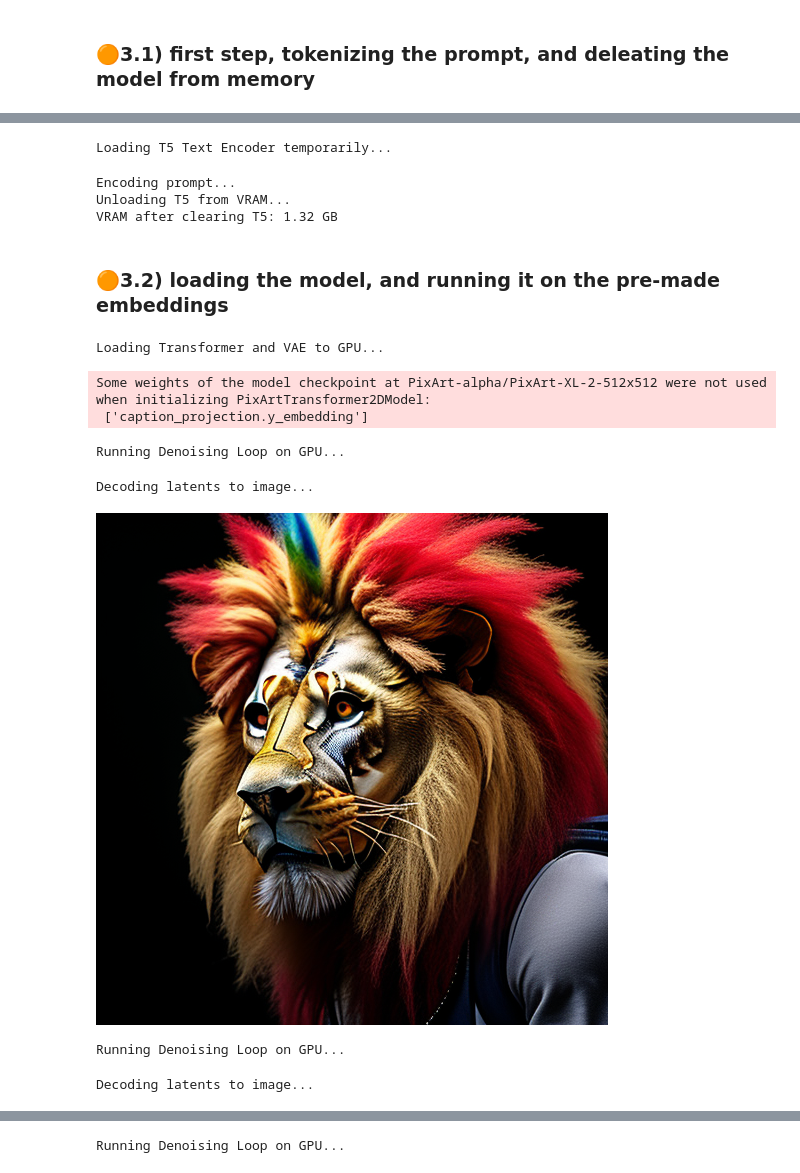
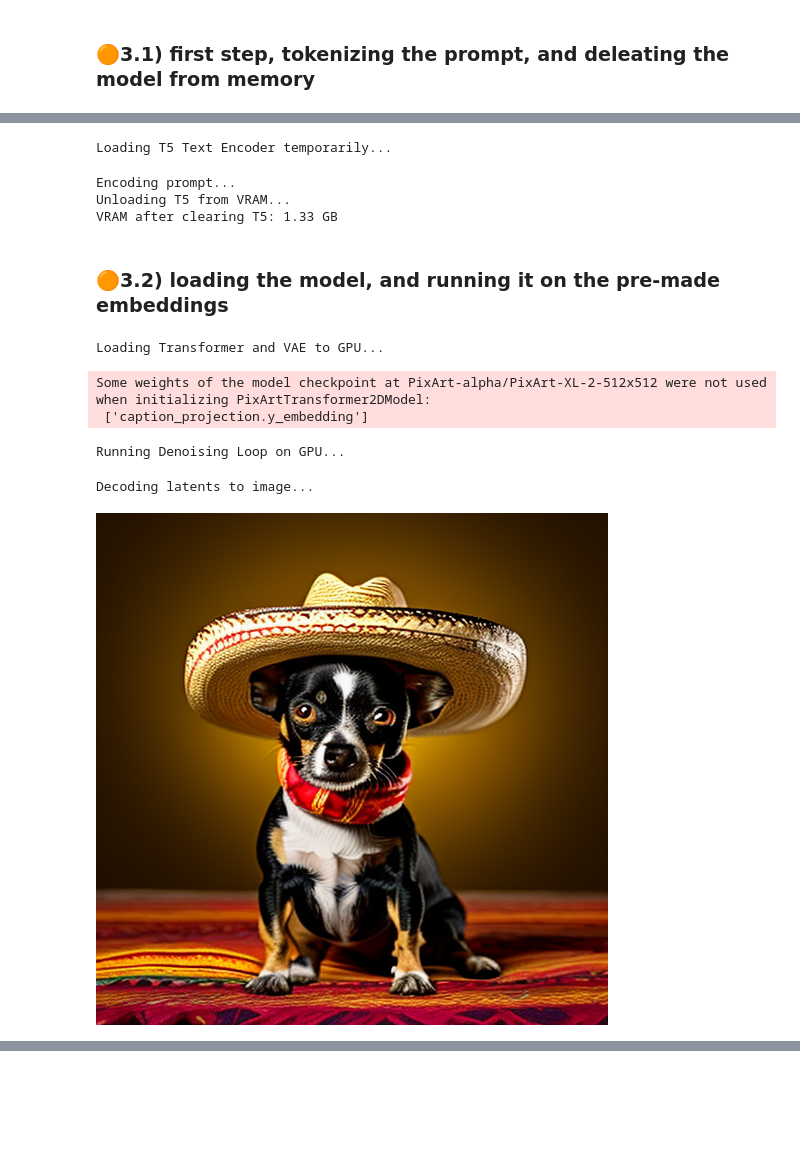
Before and after one commit to RoiMaman/NeuroFoveatedDiffusion, a Jupyter notebook: Final_codes.ipynb, the cells around one changed output, grey strips where cells are left out. Drawn from its saved outputs; the diff is of its cells as text; code cells hidden in the pictures; blank space fills up the shorter version.

```diff
--- a/Final_codes.ipynb
+++ b/Final_codes.ipynb
@@ -204,7 +210,7 @@ from transformers import T5Tokenizer
 tokenizer = T5Tokenizer.from_pretrained(model_id, subfolder="tokenizer")
 
 #prompt = "A small dog, suppressing a smile, wearing sun glasses and mexican hat"
-prompt = "a lion with a clown nose on his nose, cyceling bikes"
+prompt = "a small dog with a mexican hat"
 negative_prompt = ""
 
 # תהליך קידוד ידני של הפרומפט בעזרת ה-T5
@@ -257,7 +263,7 @@ print(f"VRAM after clearing T5: {torch.cuda.memory_allocated() / 1024**3:.2f} GB
 Loading T5 Text Encoder temporarily...
 Encoding prompt...
 Unloading T5 from VRAM...
-VRAM after clearing T5: 1.32 GB
+VRAM after clearing T5: 1.33 GB
 # %% [markdown]
 ### 🟠3.2) loading the model, and running it on the pre-made embeddings
 # %%
@@ -318,36 +324,33 @@ def run_diffusion_loop(transformer, vae, scheduler, prompt_embeds, prompt_attent
             )[0]
 
         if noise_pred.shape[1] == 8:
             noise_pred, _ = noise_pred.chunk(2, dim=1)
 
         noise_pred_uncond, noise_pred_text = noise_pred.chunk(2)
         noise_pred = noise_pred_uncond + guidance_scale * (noise_pred_text - noise_pred_uncond)
 
         latents = scheduler.step(noise_pred, t, latents).prev_sample
         latents = latents.to(device)
 
     # פיענוח סופי דרך ה-VAE
     print("Decoding latents to image...")
     with torch.no_grad():
         latents = (1 / vae.config.scaling_factor) * latents
         image = vae.decode(latents.to(vae.dtype)).sample
 
     image = (image / 2 + 0.5).clamp(0, 1)
     image = image.cpu().permute(0, 2, 3, 1).float().numpy()
     final_image = PIL.Image.fromarray((image[0] * 255).round().astype("uint8"))
 
     return final_image
 
 # הרצה!
-for i in range(10):
-    image = run_diffusion_loop(transformer, vae, scheduler, prompt_embeds, prompt_attention_mask, seed=i, steps=20, guidance_scale=7.5)
-    display(image)
+image = run_diffusion_loop(transformer, vae, scheduler, prompt_embeds, prompt_attention_mask, seed=42, steps=20, guidance_scale=7.5)
+display(image)
 # %% [output]
 Loading Transformer and VAE to GPU...
 Some weights of the model checkpoint at PixArt-alpha/PixArt-XL-2-512x512 were not used when initializing PixArtTransformer2DModel:
  ['caption_projection.y_embedding']
 Running Denoising Loop on GPU...
 Decoding latents to image...
-[figure, old version]
+[figure, new version]
-Running Denoising Loop on GPU...
-Decoding latents to image...
@@ -355 +356,0 @@ Decoding latents to image...
-Running Denoising Loop on GPU...
```
Also changed, not shown: parts of 15 cells of this notebook.
